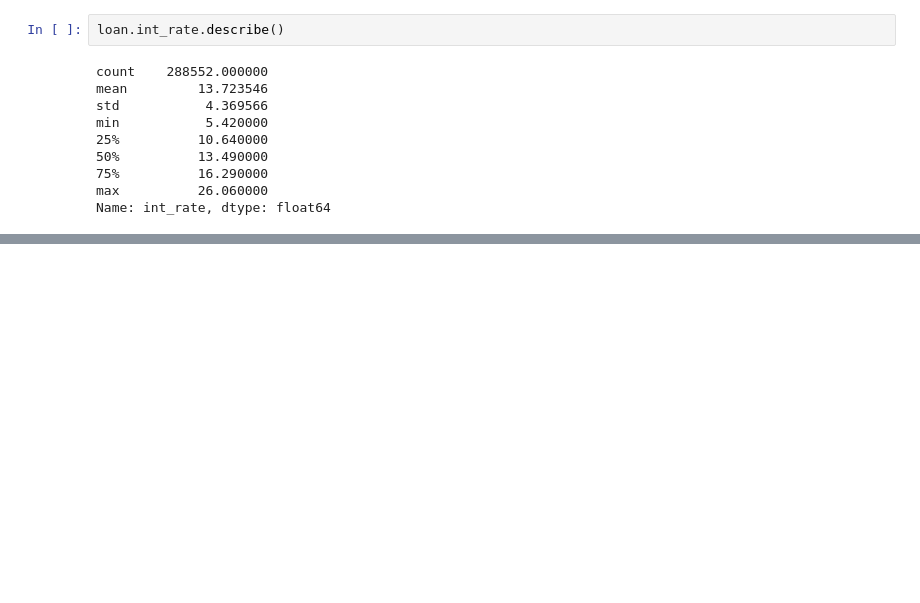
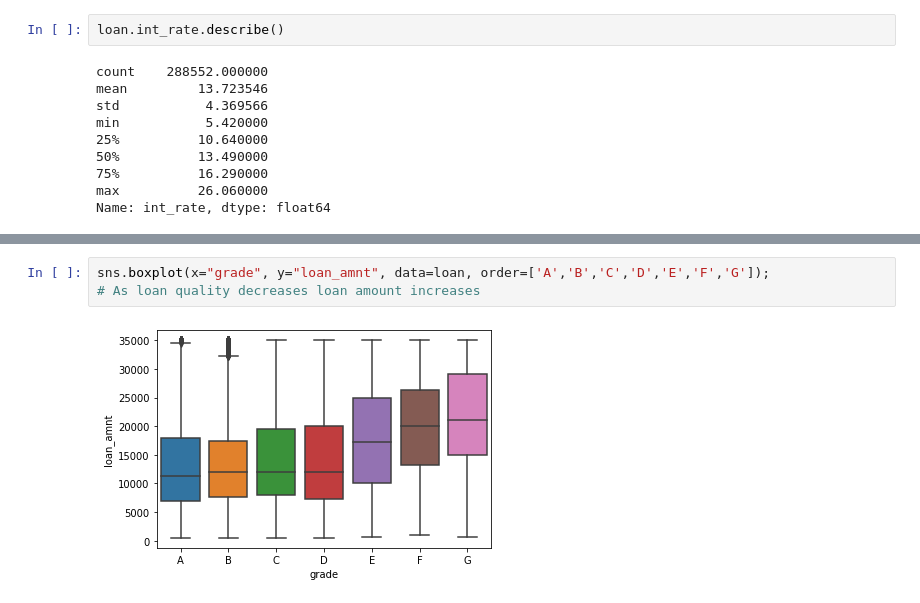
Before and after one commit to carolvieirav/Mova-Case-DataAnalysis, a Jupyter notebook: MOVA_Data_Analysis.ipynb, the cells around one changed output, grey strips where cells are left out. Cells and saved outputs as stored; diff of their text form; blank space fills up the shorter version.

```diff
--- a/MOVA_Data_Analysis.ipynb
+++ b/MOVA_Data_Analysis.ipynb
@@ -326,0 +357,5 @@ Name: int_rate, dtype: float64
+# %%
+sns.boxplot(x="grade", y="loan_amnt", data=loan, order=['A','B','C','D','E','F','G']);
+# As loan quality decreases loan amount increases
+# %% [output]
+[figure, added]
```
Also changed, not shown: parts of 24 cells of this notebook.
